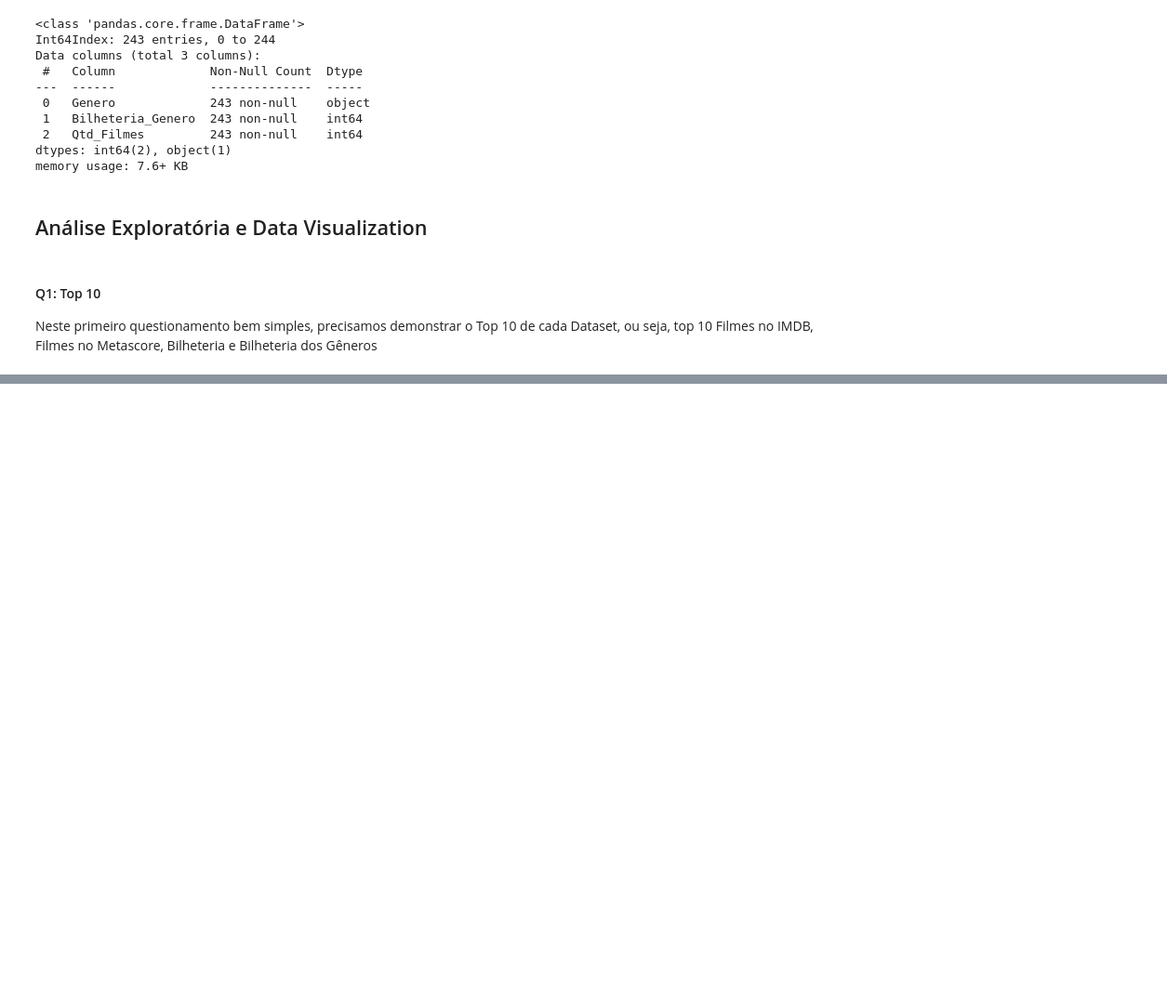
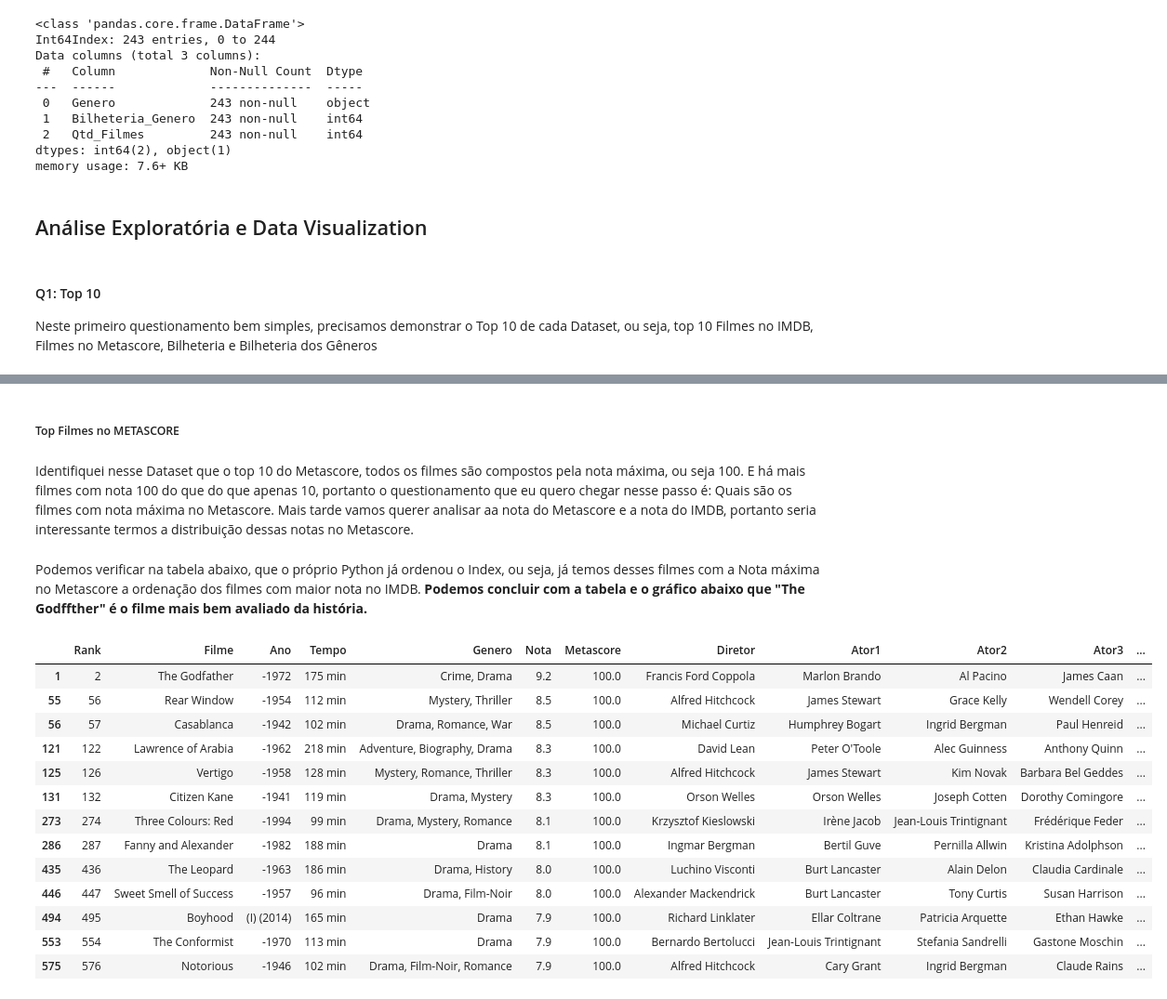
Before and after one commit to Henrxque/Analise_exploratoria_IMDB, a Jupyter notebook: Analise_Exploratoria_IMDB.ipynb, the cells around one changed output, grey strips where cells are left out. Shown at 93% size. Cells and saved outputs as stored; diff of their text form; code cells hidden in the pictures; blank space fills up the shorter version.

```diff
--- a/Analise_Exploratoria_IMDB.ipynb
+++ b/Analise_Exploratoria_IMDB.ipynb
@@ -374,3 +376,7 @@ for p in filmes.patches:
 plt.show()
 # %% [output]
 [figure]
+# %% [markdown]
+##### Top Filmes no METASCORE
+# %% [markdown]
+Identifiquei nesse Dataset que o top 10 do Metascore, todos os filmes são compostos pela nota máxima, ou seja 100. E há mais filmes com nota 100 do que do que apenas 10, portanto o questionamento que eu quero chegar nesse passo é: Quais são os filmes com nota máxima no Metascore. Mais tarde vamos querer analisar aa nota do Metascore e a nota do IMDB, portanto seria interessante termos a distribuição dessas notas no Metascore.
@@ -376,0 +385,19 @@ plt.show()
+# %% [markdown]
+Podemos verificar na tabela abaixo, que o próprio Python já ordenou o Index, ou seja, já temos desses filmes com a Nota máxima no Metascore a ordenação dos filmes com maior nota no IMDB. **Podemos concluir com a tabela e o gráfico abaixo que "The Godffther" é o filme mais bem avaliado da história.**
+# %%
+max_meta
+# %% [output]
+|  | Rank | Filme | Ano | Tempo | Genero | Nota | Metascore | Diretor | Ator1 | Ator2 | Ator3 | ... |
+| 1 | 2 | The Godfather | -1972 | 175 min | Crime, Drama | 9.2 | 100.0 | Francis Ford Coppola | Marlon Brando | Al Pacino | James Caan | ... |
+| 55 | 56 | Rear Window | -1954 | 112 min | Mystery, Thriller | 8.5 | 100.0 | Alfred Hitchcock | James Stewart | Grace Kelly | Wendell Corey | ... |
+| 56 | 57 | Casablanca | -1942 | 102 min | Drama, Romance, War | 8.5 | 100.0 | Michael Curtiz | Humphrey Bogart | Ingrid Bergman | Paul Henreid | ... |
+| 121 | 122 | Lawrence of Arabia | -1962 | 218 min | Adventure, Biography, Drama | 8.3 | 100.0 | David Lean | Peter O'Toole | Alec Guinness | Anthony Quinn | ... |
+| 125 | 126 | Vertigo | -1958 | 128 min | Mystery, Romance, Thriller | 8.3 | 100.0 | Alfred Hitchcock | James Stewart | Kim Novak | Barbara Bel Geddes | ... |
+| 131 | 132 | Citizen Kane | -1941 | 119 min | Drama, Mystery | 8.3 | 100.0 | Orson Welles | Orson Welles | Joseph Cotten | Dorothy Comingore | ... |
+| 273 | 274 | Three Colours: Red | -1994 | 99 min | Drama, Mystery, Romance | 8.1 | 100.0 | Krzysztof Kieslowski | Irène Jacob | Jean-Louis Trintignant | Frédérique Feder | ... |
+| 286 | 287 | Fanny and Alexander | -1982 | 188 min | Drama | 8.1 | 100.0 | Ingmar Bergman | Bertil Guve | Pernilla Allwin | Kristina Adolphson | ... |
+| 435 | 436 | The Leopard | -1963 | 186 min | Drama, History | 8.0 | 100.0 | Luchino Visconti | Burt Lancaster | Alain Delon | Claudia Cardinale | ... |
+| 446 | 447 | Sweet Smell of Success | -1957 | 96 min | Drama, Film-Noir | 8.0 | 100.0 | Alexander Mackendrick | Burt Lancaster | Tony Curtis | Susan Harrison | ... |
+| 494 | 495 | Boyhood | (I) (2014) | 165 min | Drama | 7.9 | 100.0 | Richard Linklater | Ellar Coltrane | Patricia Arquette | Ethan Hawke | ... |
+| 553 | 554 | The Conformist | -1970 | 113 min | Drama | 7.9 | 100.0 | Bernardo Bertolucci | Jean-Louis Trintignant | Stefania Sandrelli | Gastone Moschin | ... |
+| 575 | 576 | Notorious | -1946 | 102 min | Drama, Film-Noir, Romance | 7.9 | 100.0 | Alfred Hitchcock | Cary Grant | Ingrid Bergman | Claude Rains | ... |
```
Also changed, not shown: parts of 6 cells of this notebook.
